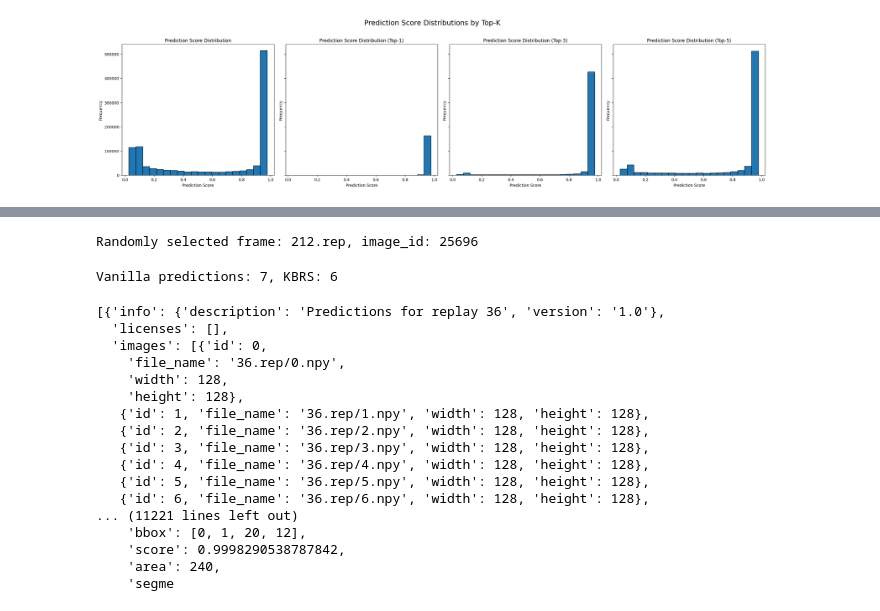
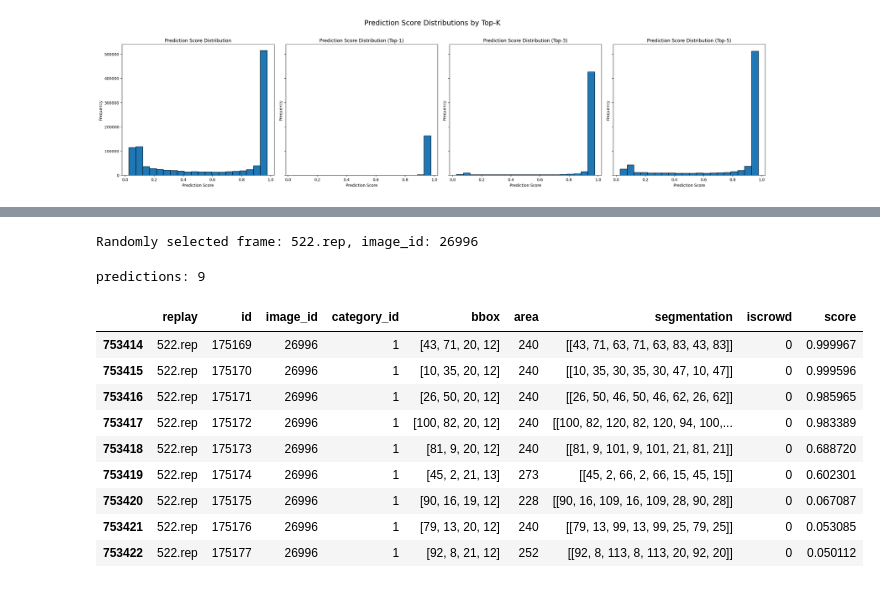
Before and after one commit to baecm/starcraft-vision, a Jupyter notebook: notebook/inference_viewer copy.ipynb, the cells around one changed output, grey strips where cells are left out. Drawn from its saved outputs; the diff is of its cells as text; code cells hidden in the pictures.

```diff
--- a/notebook/inference_viewer copy.ipynb
+++ b/notebook/inference_viewer copy.ipynb
@@ -346,3 +346,3 @@ stat_train_top5 = get_statistics(results_top5.loc[results_top5['replay'].isin(tr
 # %%
-pd.set_option("display.float_format", "{:.4f}".format)
-pd.concat([stat_train, stat_train_top1, stat_train_top3, stat_train_top5], axis=1)
+# pd.set_option("display.float_format", "{:.4f}".format)
+# pd.concat([stat_train, stat_train_top1, stat_train_top3, stat_train_top5], axis=1)
@@ -567,26 +548,27 @@ def draw_overview(data, rep_name, frame, ground_truths=None, segmentations_list=
 # %%
 # tuple로 공통 키 추출
-vanilla_keys = set(zip(annotations_vanilla['replay'], annotations_vanilla['image_id']))
-kbrs_keys = set(zip(annotations_kbrs['replay'], annotations_kbrs['image_id']))
-common_keys = list(vanilla_keys & kbrs_keys)
+# vanilla_keys = set(zip(annotations_vanilla['replay'], annotations_vanilla['image_id']))
+# kbrs_keys = set(zip(annotations_kbrs['replay'], annotations_kbrs['image_id']))
+# kbrs_keys = []
+# common_keys = list(vanilla_keys & kbrs_keys)
 
 # 랜덤 1개 선택 (또는 n개)
-random_key = common_keys[np.random.choice(len(common_keys))]
-replay, image_id = random_key
+random_key = np.random.choice(len(vanilla_keys))
+replay, image_id = list(vanilla_keys)[random_key]
 
 print(f"Randomly selected frame: {replay}, image_id: {image_id}")
 # %% [output]
-Randomly selected frame: 212.rep, image_id: 25696
+Randomly selected frame: 522.rep, image_id: 26996
 # %%
-prediction_vanilla_results = annotations_vanilla[
-    (annotations_vanilla['replay'] == replay) &
-    (annotations_vanilla['image_id'] == image_id)
+prediction_vanilla_results = annotation_prediction[
+    (annotation_prediction['replay'] == replay) &
+    (annotation_prediction['image_id'] == image_id)
 ]
-prediction_kbrs_results = annotations_kbrs[
-    (annotations_kbrs['replay'] == replay) &
-    (annotations_kbrs['image_id'] == image_id)
-]
+# prediction_kbrs_results = annotations_kbrs[
+#     (annotations_kbrs['replay'] == replay) &
+#     (annotations_kbrs['image_id'] == image_id)
+# ]
 
-print(f"Vanilla predictions: {len(prediction_vanilla_results)}, KBRS: {len(prediction_kbrs_results)}")
+print(f"predictions: {len(prediction_vanilla_results)}")#, KBRS: {len(prediction_kbrs_results)}")
 # %% [output]
-Vanilla predictions: 7, KBRS: 6
+predictions: 9
@@ -600,20 +574,0 @@ image_path = next(
-# %%
-predictions_vanilla_data
-# %% [output]
-[{'info': {'description': 'Predictions for replay 36', 'version': '1.0'},
-  'licenses': [],
-  'images': [{'id': 0,
-    'file_name': '36.rep/0.npy',
-    'width': 128,
-    'height': 128},
-   {'id': 1, 'file_name': '36.rep/1.npy', 'width': 128, 'height': 128},
-   {'id': 2, 'file_name': '36.rep/2.npy', 'width': 128, 'height': 128},
-   {'id': 3, 'file_name': '36.rep/3.npy', 'width': 128, 'height': 128},
-   {'id': 4, 'file_name': '36.rep/4.npy', 'width': 128, 'height': 128},
-   {'id': 5, 'file_name': '36.rep/5.npy', 'width': 128, 'height': 128},
-   {'id': 6, 'file_name': '36.rep/6.npy', 'width': 128, 'height': 128},
-... (11221 lines left out)
-    'bbox': [0, 1, 20, 12],
-    'score': 0.9998290538787842,
-    'area': 240,
-    'segme
@@ -640 +587,14 @@ ground_truths = df_gt[df_gt['image_id'] == int(frame_npy.split('.')[0])]  # fram
+# %%
+prediction_vanilla_results
+# %% [output]
+|  | replay | id | image_id | category_id | bbox | area | segmentation | iscrowd | score |
+| 753414 | 522.rep | 175169 | 26996 | 1 | [43, 71, 20, 12] | 240 | [[43, 71, 63, 71, 63, 83, 43, 83]] | 0 | 0.999967 |
+| 753415 | 522.rep | 175170 | 26996 | 1 | [10, 35, 20, 12] | 240 | [[10, 35, 30, 35, 30, 47, 10, 47]] | 0 | 0.999596 |
+| 753416 | 522.rep | 175171 | 26996 | 1 | [26, 50, 20, 12] | 240 | [[26, 50, 46, 50, 46, 62, 26, 62]] | 0 | 0.985965 |
+| 753417 | 522.rep | 175172 | 26996 | 1 | [100, 82, 20, 12] | 240 | [[100, 82, 120, 82, 120, 94, 100,... | 0 | 0.983389 |
+| 753418 | 522.rep | 175173 | 26996 | 1 | [81, 9, 20, 12] | 240 | [[81, 9, 101, 9, 101, 21, 81, 21]] | 0 | 0.688720 |
+| 753419 | 522.rep | 175174 | 26996 | 1 | [45, 2, 21, 13] | 273 | [[45, 2, 66, 2, 66, 15, 45, 15]] | 0 | 0.602301 |
+| 753420 | 522.rep | 175175 | 26996 | 1 | [90, 16, 19, 12] | 228 | [[90, 16, 109, 16, 109, 28, 90, 28]] | 0 | 0.067087 |
+| 753421 | 522.rep | 175176 | 26996 | 1 | [79, 13, 20, 12] | 240 | [[79, 13, 99, 13, 99, 25, 79, 25]] | 0 | 0.053085 |
+| 753422 | 522.rep | 175177 | 26996 | 1 | [92, 8, 21, 12] | 252 | [[92, 8, 113, 8, 113, 20, 92, 20]] | 0 | 0.050112 |
 # %%
```
Also changed, not shown: parts of 26 cells of this notebook.
